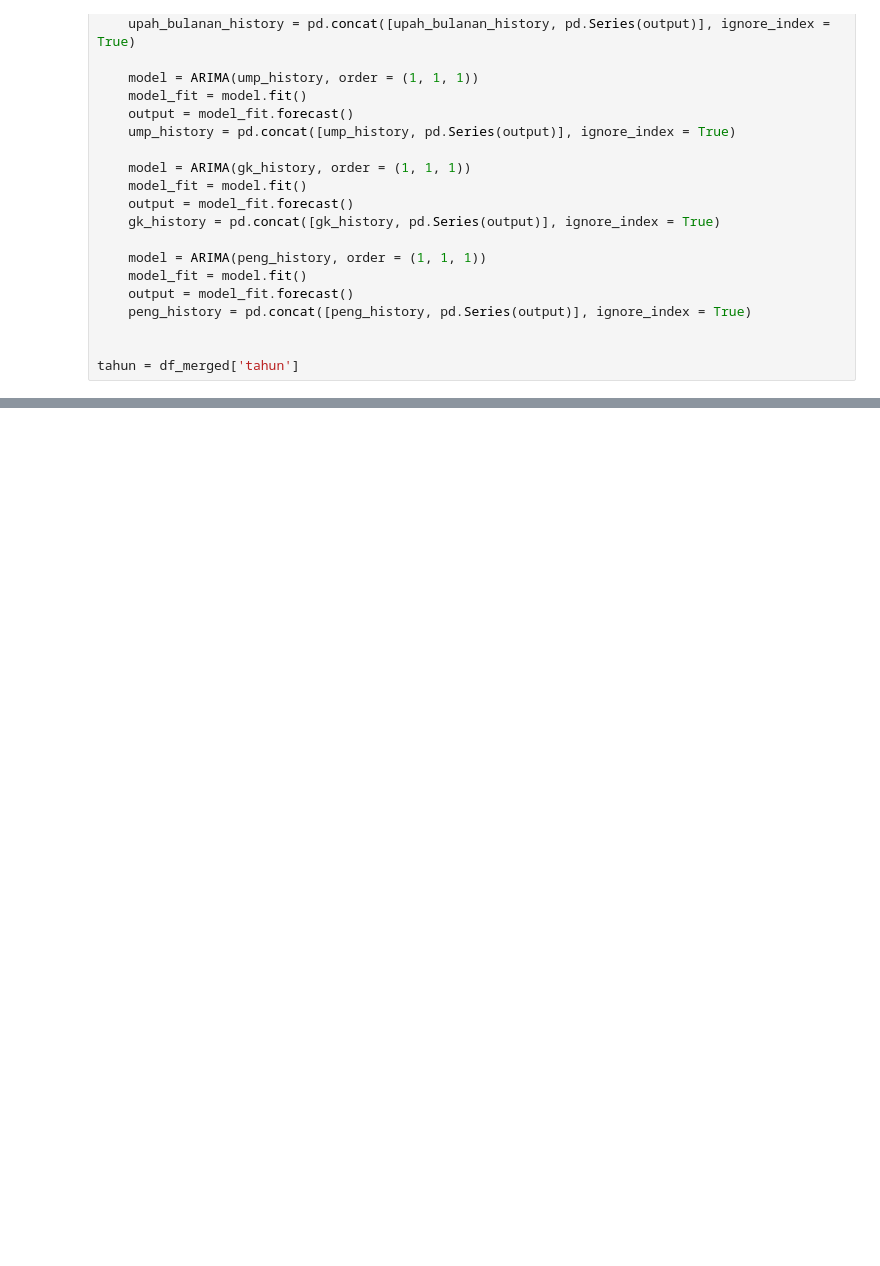
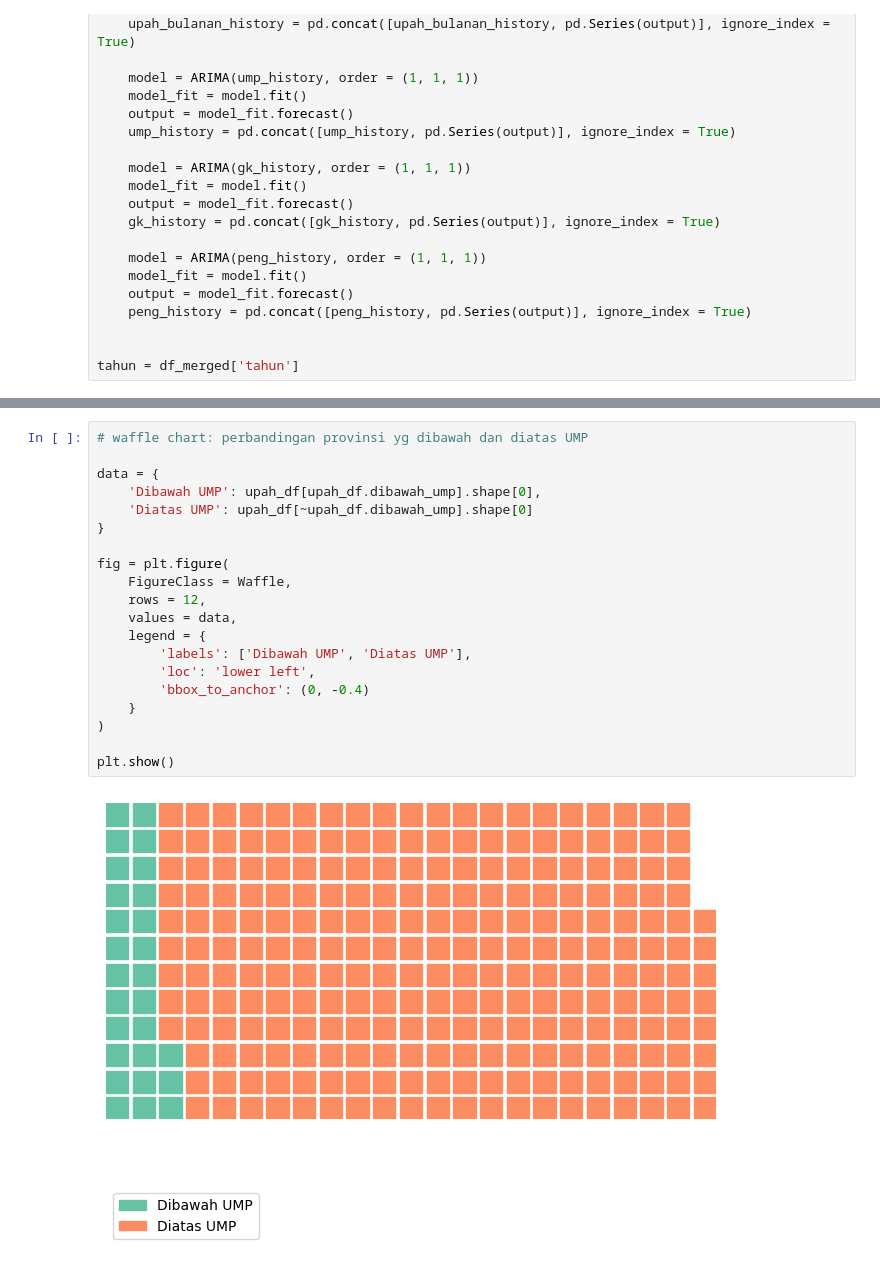
Before and after one commit to owencwijaya/tubes-01-visdat, a Jupyter notebook: dataset-kesejahteraan.ipynb, the cells around one changed output, grey strips where cells are left out. Drawn from its saved outputs; the diff is of its cells as text; blank space fills up the shorter version.

```diff
--- a/dataset-kesejahteraan.ipynb
+++ b/dataset-kesejahteraan.ipynb
@@ -699,0 +800,22 @@ tahun = df_merged['tahun']
+# %%
+# waffle chart: perbandingan provinsi yg dibawah dan diatas UMP
+
+data = {
+    'Dibawah UMP': upah_df[upah_df.dibawah_ump].shape[0],
+    'Diatas UMP': upah_df[~upah_df.dibawah_ump].shape[0]
+}
+
+fig = plt.figure(
+    FigureClass = Waffle,
+    rows = 12,
+    values = data,
+    legend = {
+        'labels': ['Dibawah UMP', 'Diatas UMP'],
+        'loc': 'lower left',
+        'bbox_to_anchor': (0, -0.4)
+    }
+)
+
+plt.show()
+# %% [output]
+[figure, added]
```
Also changed, not shown: parts of 5 cells of this notebook.
